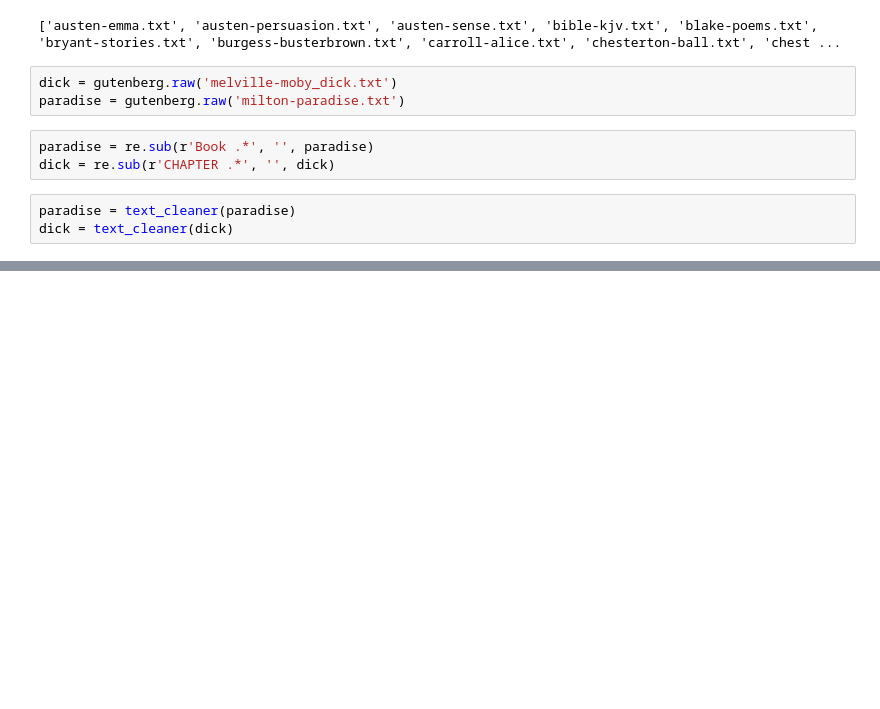
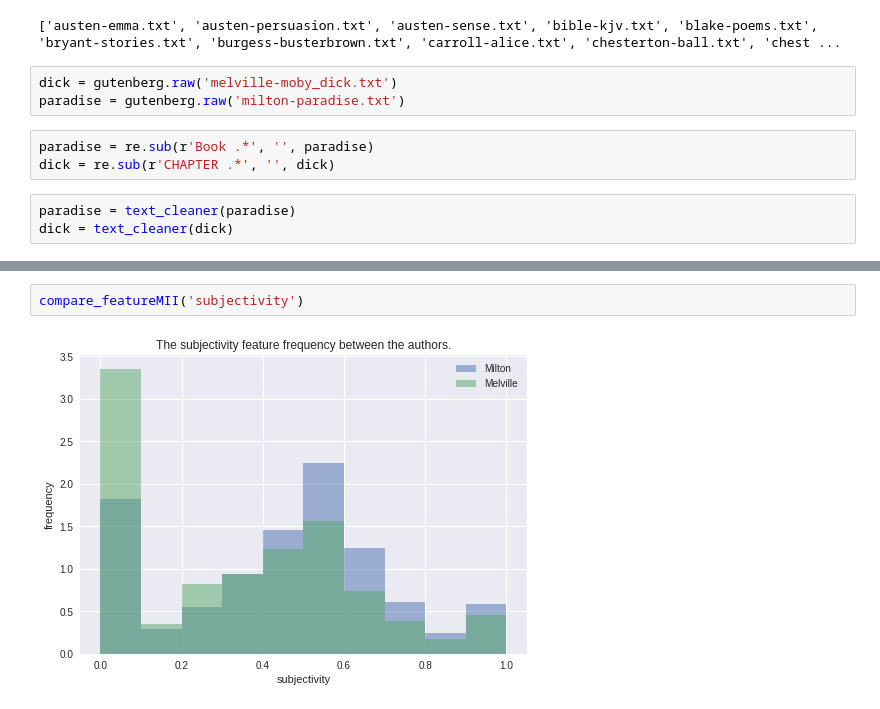
Before and after one commit to gurkpet/Thinkful-Lessons, a Jupyter notebook: Thinkful 4.4/4.4.2+Supervised+NLP.ipynb, the cells around one changed output, grey strips where cells are left out. Cells and saved outputs as stored; diff of their text form; blank space fills up the shorter version.

```diff
--- a/Thinkful 4.4/4.4.2+Supervised+NLP.ipynb
+++ b/Thinkful 4.4/4.4.2+Supervised+NLP.ipynb
@@ -433,0 +617,4 @@ dick = text_cleaner(dick)
+# %%
+compare_featureMII('subjectivity')
+# %% [output]
+[figure, added]
```
Also changed, not shown: parts of 29 cells of this notebook.
